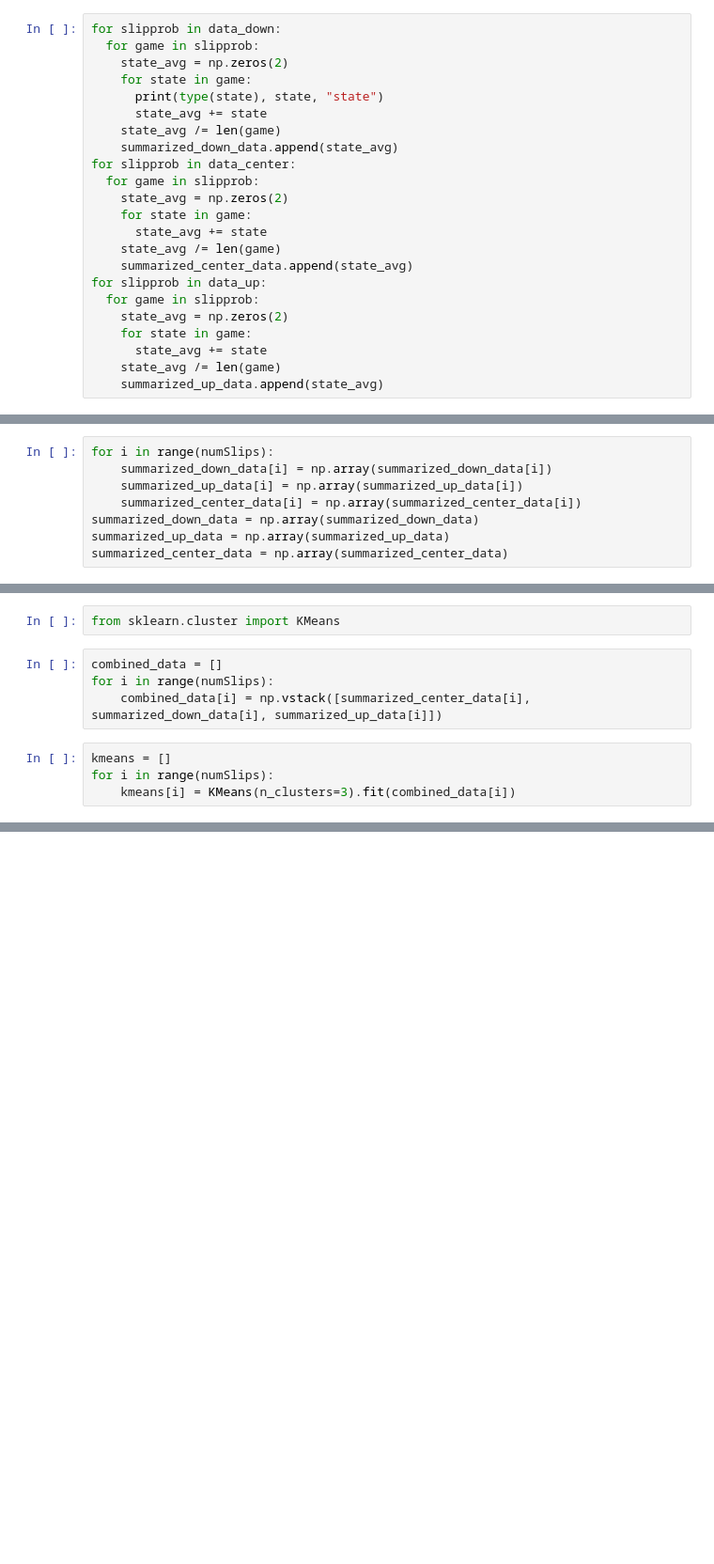
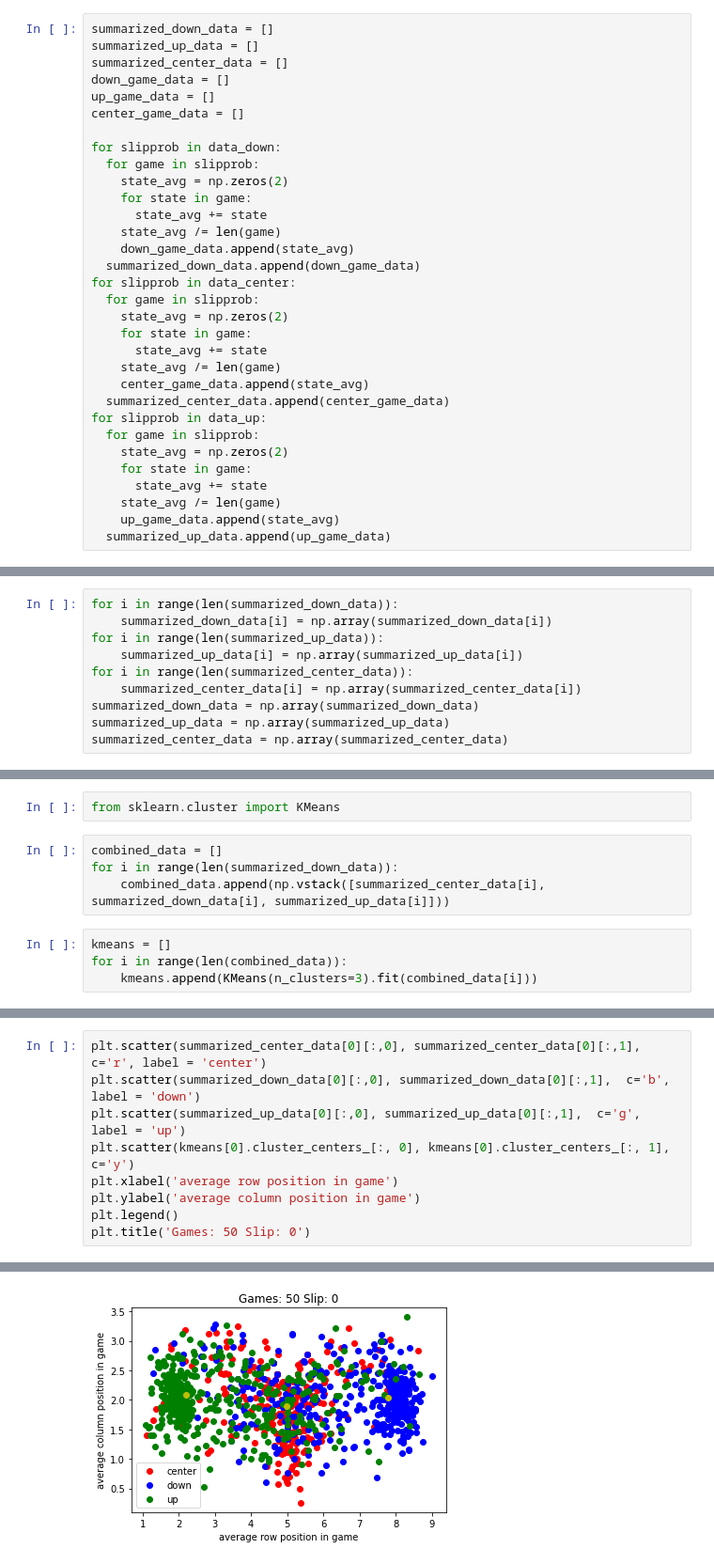
Before and after one commit to daniellawson9999/task1-irl, a Jupyter notebook: sigma-girl-MIIRL/dataparsing.ipynb, the cells around one changed output, grey strips where cells are left out. Shown at 94% size. Drawn from its saved outputs; the diff is of its cells as text; blank space fills up the shorter version.

```diff
--- a/sigma-girl-MIIRL/dataparsing.ipynb
+++ b/sigma-girl-MIIRL/dataparsing.ipynb
@@ -51,23 +82,32 @@ summarized_center_data = []
 # %%
+summarized_down_data = []
+summarized_up_data = []
+summarized_center_data = []
+down_game_data = []
+up_game_data = []
+center_game_data = []
+
 for slipprob in data_down:
   for game in slipprob:
     state_avg = np.zeros(2)
     for state in game:
-      print(type(state), state, "state")
       state_avg += state
     state_avg /= len(game)
-    summarized_down_data.append(state_avg)
+    down_game_data.append(state_avg)
+  summarized_down_data.append(down_game_data)
 for slipprob in data_center:
   for game in slipprob:
     state_avg = np.zeros(2)
     for state in game:
       state_avg += state
     state_avg /= len(game)
-    summarized_center_data.append(state_avg)
+    center_game_data.append(state_avg)
+  summarized_center_data.append(center_game_data)
 for slipprob in data_up:
   for game in slipprob:
     state_avg = np.zeros(2)
     for state in game:
       state_avg += state
     state_avg /= len(game)
-    summarized_up_data.append(state_avg)
+    up_game_data.append(state_avg)
+  summarized_up_data.append(up_game_data)
@@ -93,7 +134,9 @@ TypeError: ufunc 'add' output (typecode 'O') could not be coerced to provided ou
 # %%
-for i in range(numSlips):
+for i in range(len(summarized_down_data)):
     summarized_down_data[i] = np.array(summarized_down_data[i])
+for i in range(len(summarized_up_data)):
     summarized_up_data[i] = np.array(summarized_up_data[i])
+for i in range(len(summarized_center_data)):
     summarized_center_data[i] = np.array(summarized_center_data[i])
 summarized_down_data = np.array(summarized_down_data)
 summarized_up_data = np.array(summarized_up_data)
@@ -102,10 +165,10 @@ summarized_center_data = np.array(summarized_center_data)
 from sklearn.cluster import KMeans
 # %%
 combined_data = []
-for i in range(numSlips):
-    combined_data[i] = np.vstack([summarized_center_data[i], summarized_down_data[i], summarized_up_data[i]])
+for i in range(len(summarized_down_data)):
+    combined_data.append(np.vstack([summarized_center_data[i], summarized_down_data[i], summarized_up_data[i]]))
 # %%
 kmeans = []
-for i in range(numSlips):
-    kmeans[i] = KMeans(n_clusters=3).fit(combined_data[i])
+for i in range(len(combined_data)):
+    kmeans.append(KMeans(n_clusters=3).fit(combined_data[i]))
 # %%
@@ -115,0 +213,10 @@ from matplotlib import pyplot as plt
+# %%
+plt.scatter(summarized_center_data[0][:,0], summarized_center_data[0][:,1], c='r', label = 'center')
+plt.scatter(summarized_down_data[0][:,0], summarized_down_data[0][:,1],  c='b', label = 'down')
+plt.scatter(summarized_up_data[0][:,0], summarized_up_data[0][:,1],  c='g', label = 'up')
+plt.scatter(kmeans[0].cluster_centers_[:, 0], kmeans[0].cluster_centers_[:, 1], c='y')
+plt.xlabel('average row position in game')
+plt.ylabel('average column position in game')
+plt.legend()
+plt.title('Games: 50 Slip: 0')
+# %% [output]
@@ -116 +224,2 @@ from matplotlib import pyplot as plt
+[figure, added]
 # %%
```
Also changed, not shown: parts of 15 cells of this notebook.
